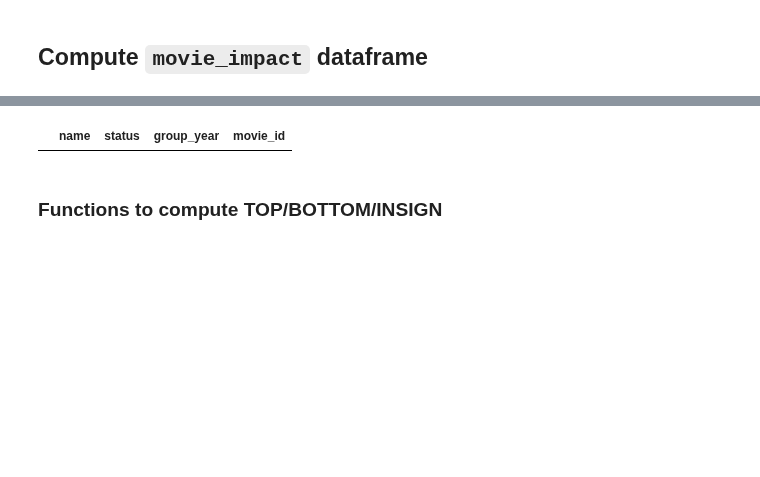
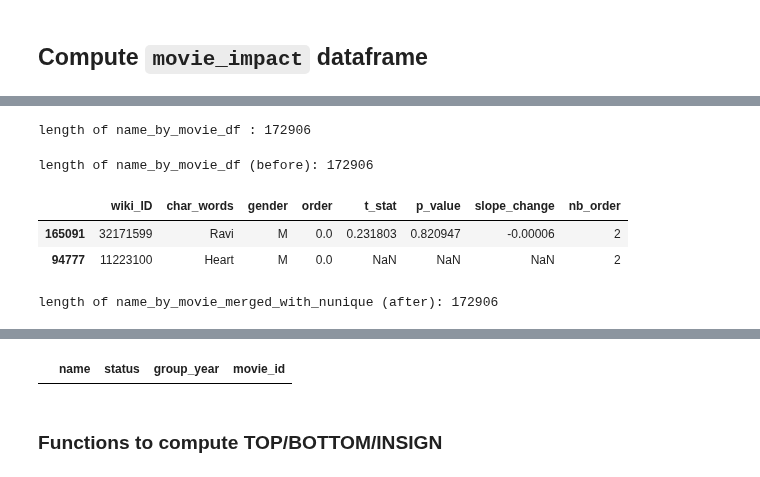
Before and after one commit to epfl-ada/ada-2023-project-abadakor, a Jupyter notebook: data/get_data_for_website.ipynb, the cells around one changed output, grey strips where cells are left out. Drawn from its saved outputs; the diff is of its cells as text; code cells hidden in the pictures; blank space fills up the shorter version.

```diff
--- a/data/get_data_for_website.ipynb
+++ b/data/get_data_for_website.ipynb
@@ -36,0 +51,15 @@ First, let's compute the 5 years with the most change in the babies for the chos
+# %%
+print(f"length of name_by_movie_df : {len(name_by_movie_df)}")
+# %% [output]
+length of name_by_movie_df : 172906
+# %%
+print(f"length of name_by_movie_df (before): {len(name_by_movie_df)}")
+name_by_movie_merged_with_nunique = name_by_movie_df.reset_index().merge(name_by_movie_merged_nunique, on='wiki_ID', how='left')
+display(name_by_movie_merged_with_nunique.sample(2))
+print(f"length of name_by_movie_merged_with_nunique (after): {len(name_by_movie_merged_with_nunique)}")
+# %% [output]
+length of name_by_movie_df (before): 172906
+|  | wiki_ID | char_words | gender | order | t_stat | p_value | slope_change | nb_order |
+| 165091 | 32171599 | Ravi | M | 0.0 | 0.231803 | 0.820947 | -0.00006 | 2 |
+| 94777 | 11223100 | Heart | M | 0.0 | NaN | NaN | NaN | 2 |
+length of name_by_movie_merged_with_nunique (after): 172906
```
Also changed, not shown: parts of 34 cells of this notebook, 3 other files.
